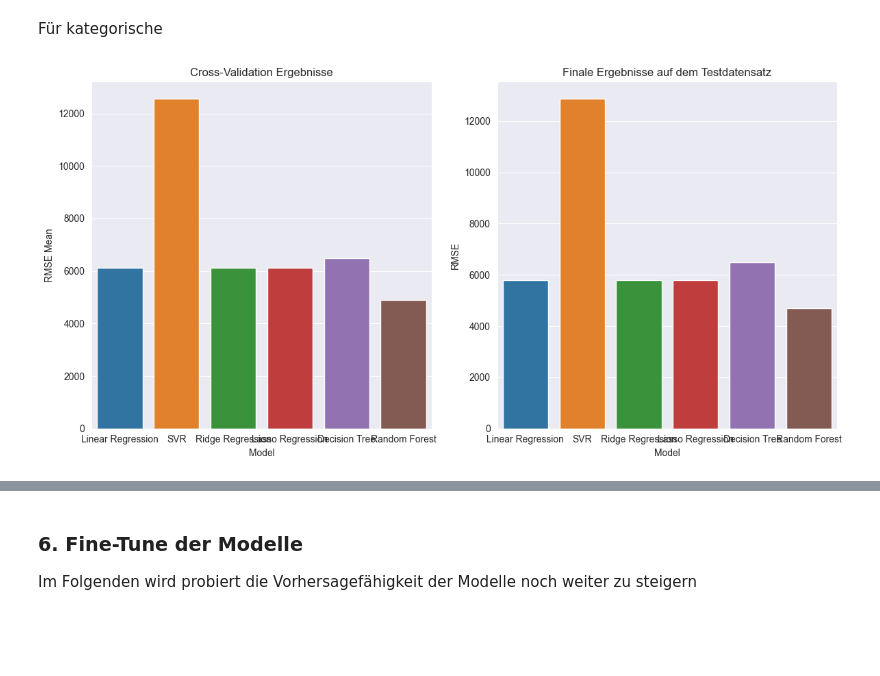
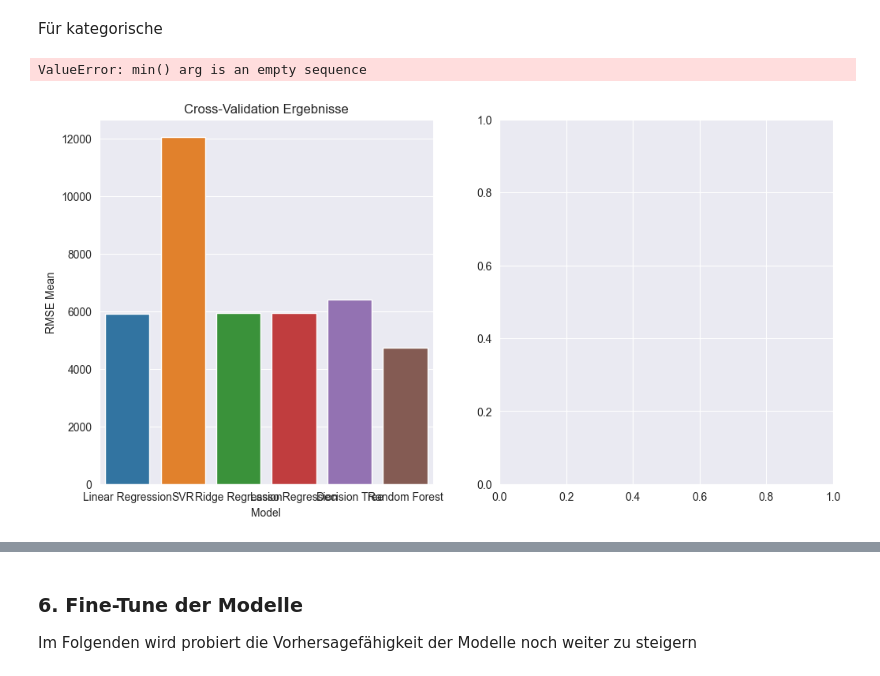
Before and after one commit to raaamk/ML_SoSe24, a Jupyter notebook: src/Assignments/Group Project/Medical Treatment Cost Estimation.ipynb, the cells around one changed output, grey strips where cells are left out. Cells and saved outputs as stored; diff of their text form; code cells hidden in the pictures; blank space fills up the shorter version.

```diff
--- a/src/Assignments/Group Project/Medical Treatment Cost Estimation.ipynb
+++ b/src/Assignments/Group Project/Medical Treatment Cost Estimation.ipynb
@@ -387,3 +383,34 @@ plt.show()
 - Die explorative Analyse hat wertvolle Einblicke in die Struktur und Beziehungen der Daten geliefert. Diese Erkenntnisse werden bei der Auswahl und Vorbereitung der Modelle berücksichtigt.
 # %% [markdown]
 # Prepare the Data
+# %%
+import pandas as pd
+import numpy as np
+
+def remove_outliers(data, columns, threshold):
+
+    filtered_data = data.copy()
+    outliers_dataframes = []
+    outliers_values = []
+
+    # Iterate over specified columns
+    for col in columns:
+        # Calculate Z-scores for the column
+        z_scores = np.abs((filtered_data[col] - filtered_data[col].mean()) / filtered_data[col].std())
+
+        # Identify outliers based on the threshold
+        outliers = z_scores > threshold
+
+        # Append outliers to outliers_dataframes list
+        outliers_dataframes.append(filtered_data[outliers])
+
+        # Append outlier values to outliers_values list
+        outliers_values.extend([col] * np.sum(outliers))
+
+        # Remove outliers from the dataframe
+        filtered_data = filtered_data[~outliers]
+
+        removed_outliers = pd.concat(outliers_dataframes)
+        removed_outliers['outlier_values'] = outliers_values
+
+    return filtered_data, removed_outliers
@@ -389,0 +434,2 @@ plt.show()
+# %%
+train_set, outliers_df = remove_outliers(train_set, columns=['age', 'bmi', 'charges'], threshold=3)
@@ -390,3 +467,7 @@ plt.show()
+# %%
+# Merkmale (Features) und Zielvariable (Target) werden definiert
+x_train = train_set.drop(columns=['charges'], axis=1)
+y_train = train_set['charges']
 # %% [markdown]
 **4.1 Clean the Data**
 # %% [markdown]
@@ -457,37 +538,38 @@ for name, model in models.items():
 
 final_results = {'Model': [], 'RMSE': [], 'R2 Score': [], 'y_pred': []}
 
-for name, model in models.items():
+'''for name, model in models.items():
     pipeline = Pipeline(steps=[('preprocessor', preprocessor), ('model', model)])
     pipeline.fit(x_train, y_train)
     y_pred = pipeline.predict(x_test)
     rmse = np.sqrt(mean_squared_error(y_test, y_pred))
     r2 = r2_score(y_test, y_pred)
     final_results['Model'].append(name)
     final_results['RMSE'].append(rmse)
     final_results['R2 Score'].append(r2)
-    final_results['y_pred'].append(y_pred)
+    final_results['y_pred'].append(y_pred)'''
 
 # Ergebnisse der Cross-Validation
 cv_results_df = pd.DataFrame(cv_results)
 
 # Ergebnisse der finalen Bewertung
 final_results_df = pd.DataFrame(final_results)
 
 # Visualisierung der Ergebnisse
 plt.figure(figsize=(12, 6))
 plt.subplot(1, 2, 1)
 sns.barplot(x='Model', y='RMSE Mean', data=cv_results_df)
 plt.title('Cross-Validation Ergebnisse')
 
 plt.subplot(1, 2, 2)
 sns.barplot(x='Model', y='RMSE', data=final_results_df)
 plt.title('Finale Ergebnisse auf dem Testdatensatz')
 
 plt.tight_layout()
 plt.show()
 # %% [output]
+ValueError: min() arg is an empty sequence
-[figure, old version]
+[figure, new version]
 # %%
 selected_models = {
     'Linear Regression': LinearRegression(),
```
Also changed, not shown: parts of 18 cells of this notebook, 1 other file.
